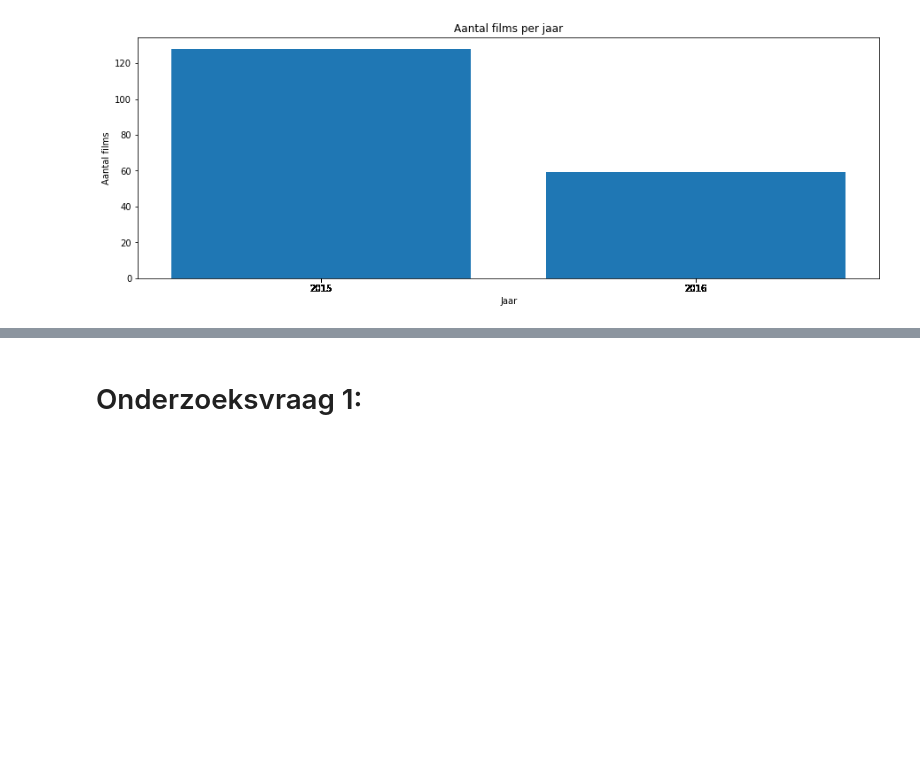
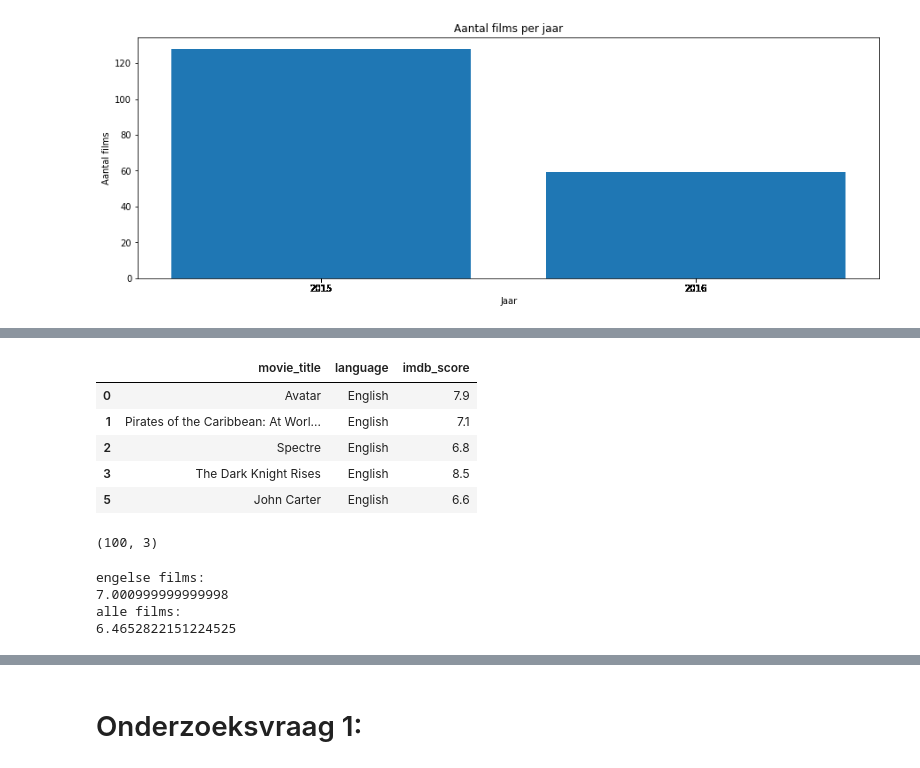
Before and after one commit to Danny-cao/DataScienceMovies, a Jupyter notebook: DataScienceFilms.ipynb, the cells around one changed output, grey strips where cells are left out. Saved outputs shown, nothing was run; the diff lists cells and outputs as text; code cells hidden in the pictures; blank space fills up the shorter version.

```diff
--- a/DataScienceFilms.ipynb
+++ b/DataScienceFilms.ipynb
@@ -244,0 +250,12 @@ plt.show()
+# %%
+# haal de gegevens op en drop null values.
+df_alle_films = df_movies[['movie_title', 'language', 'imdb_score']]
+df_alle_films.dropna()
+df_alle_films.head()
+# %% [output]
+|  | movie_title | language | imdb_score |
+| 0 | Avatar | English | 7.9 |
+| 1 | Pirates of the Caribbean: At Worl... | English | 7.1 |
+| 2 | Spectre | English | 6.8 |
+| 3 | The Dark Knight Rises | English | 8.5 |
+| 5 | John Carter | English | 6.6 |
@@ -244,0 +267,5 @@ plt.show()
+# %%
+# check of het werkt
+df_engelse_films.shape
+# %% [output]
+(100, 3)
@@ -244,0 +276,11 @@ plt.show()
+# %%
+# toon gemiddelde scores
+print("engelse films:")
+print(gemiddeld_engels)
+print("alle films:")
+print(gemiddeld_alles)
+# %% [output]
+engelse films:
+7.000999999999998
+alle films:
+6.4652822151224525
```
Also changed, not shown: parts of 7 cells of this notebook.
